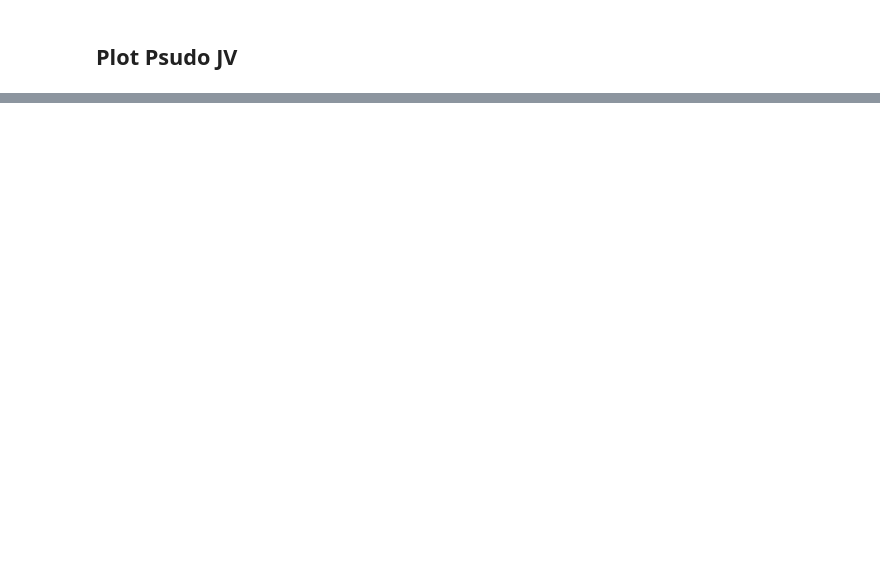
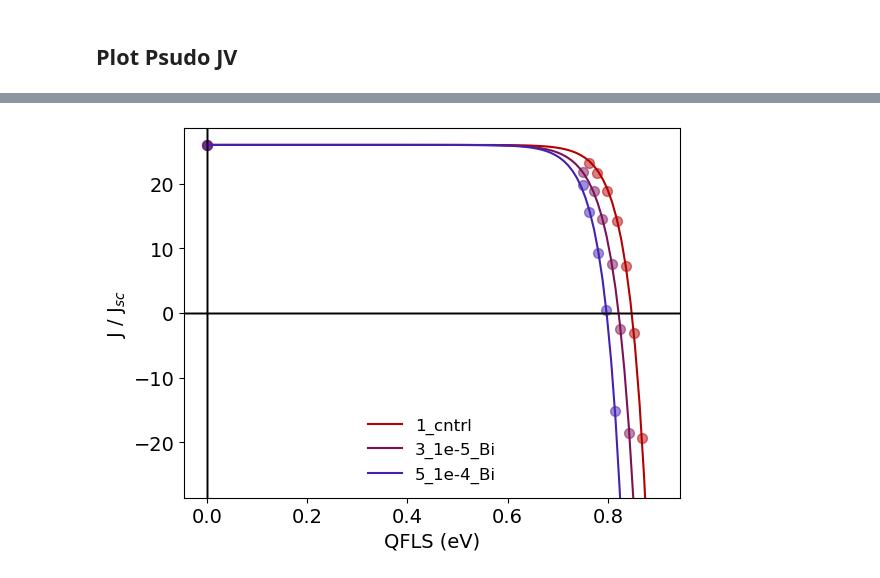
Before and after one commit to akashdasgupta/Intensity_dependant_PLQE, a Jupyter notebook: analysis/Analysis.ipynb, the cells around one changed output, grey strips where cells are left out. Cells and saved outputs as stored; diff of their text form; code cells hidden in the pictures; blank space fills up the shorter version.

```diff
--- a/analysis/Analysis.ipynb
+++ b/analysis/Analysis.ipynb
@@ -198,0 +321,49 @@ Psudo PCE: 24.28% (vm=1.044 V,jm=23.26 mAcm^-2)
+# %%
+p_voc =[]
+p_ff = []
+p_pce = []
+
+fig, ax = plt.subplots(dpi=100)
+for i, (sample_name, power, QFLS) in enumerate(sorted(zip([i for i in sample_names], powers, QFLSs))):
+    # Get current
+    num_suns = power / power_at_1sun
+    psudo_currents = 1 - num_suns
+    # Get Voltage
+    QFLS_zeroed, psudo_current_zeroed = ([0],[1])
+    for QFLS_i, psudo_current in zip(QFLS, psudo_currents):
+        QFLS_zeroed.append(QFLS_i)
+        psudo_current_zeroed.append(psudo_current)
+
+    #Fit
+
+    popt, _ = curve_fit(JV_forfit, QFLS, psudo_currents)
+    J0 = popt[0]
+    n_JV = popt[1]
+
+
+    ax.scatter(QFLS_zeroed, np.array(psudo_current_zeroed)*Psudo_Jsc, color=cpal[i%len(cpal)], alpha=0.5, s=50)
+
+    ax.plot(np.linspace(min(QFLS_zeroed), max(QFLS_zeroed),100),
+           JV_forfit(np.linspace(min(QFLS_zeroed), max(QFLS_zeroed),100), J0, n_JV)*Psudo_Jsc,
+           color=cpal[i%len(cpal)], label=f'{sample_name}')
+
+    # analysis
+
+    plt.axvline(0, color='k', linewidth=1)
+    plt.axhline(0, color='k', linewidth=1)
+
+    ax.set_xlabel('QFLS (eV)')
+    ax.set_ylabel("J / J$_{sc}$")
+    plt.ylim(-Psudo_Jsc*1.1,Psudo_Jsc*1.1)
+
+
+plt.legend(frameon=False, fontsize=12)
+
+
+if not os.path.isdir(f"{savepath}/Plots"):
+    os.makedirs(f"{savepath}/Plots")
+plt.savefig(f"{savepath}/Plots/psudo_JV.png")
+
+plt.show()
+# %% [output]
+[figure, added]
```
Also changed, not shown: parts of 15 cells of this notebook.
